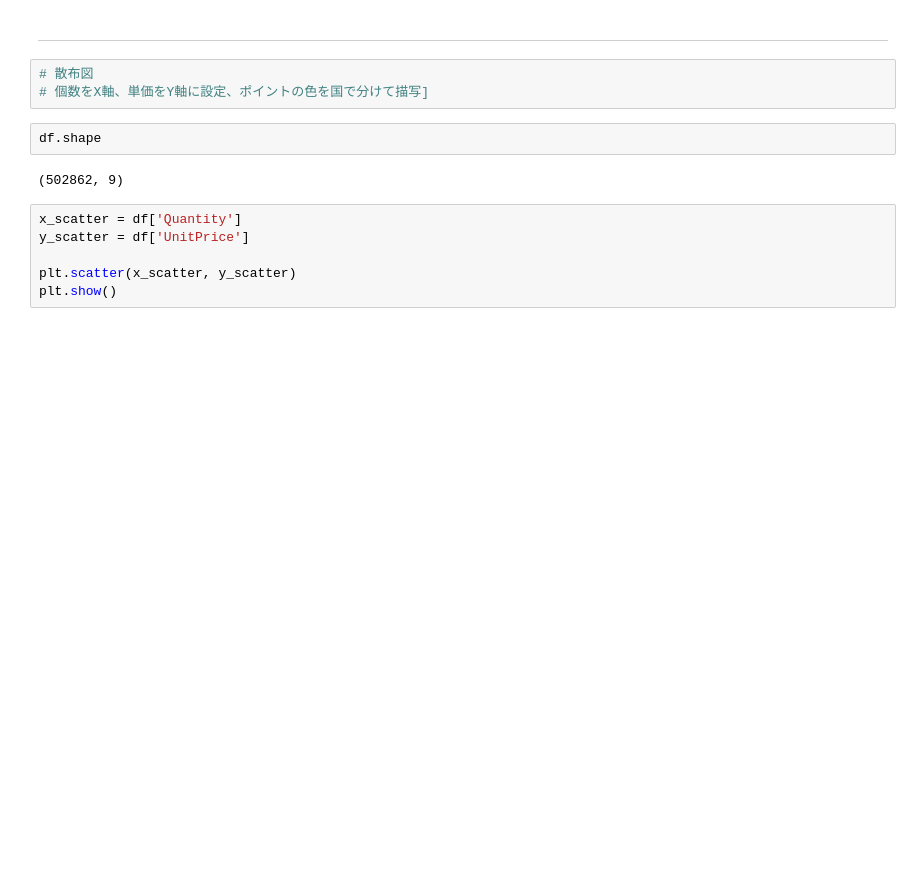
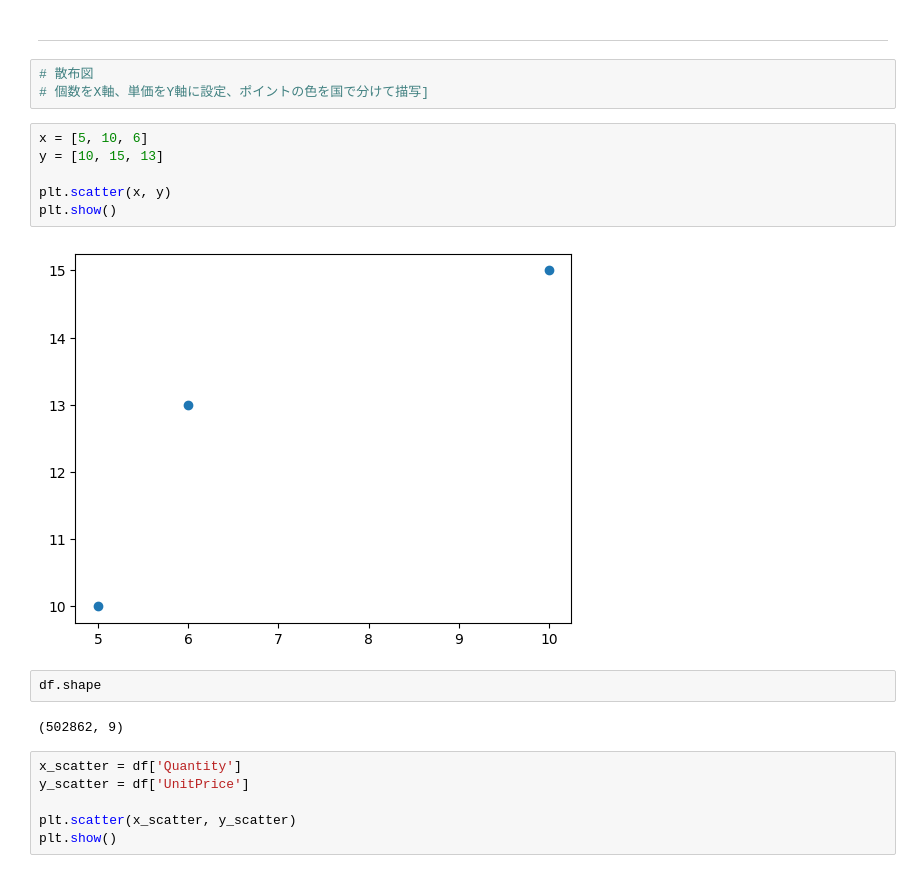
Before and after one commit to Inami-K/datescience_learning, a Jupyter notebook: 購買データ/【データ分析実践】購買データ_のコピー.ipynb, the cells around one changed output. Cells and saved outputs as stored; diff of their text form; blank space fills up the shorter version.

```diff
--- a/購買データ/【データ分析実践】購買データ_のコピー.ipynb
+++ b/購買データ/【データ分析実践】購買データ_のコピー.ipynb
@@ -624,6 +753,14 @@ plt.show()
 # %%
 # 散布図
 # 個数をX軸、単価をY軸に設定、ポイントの色を国で分けて描写]
+# %%
+x = [5, 10, 6]
+y = [10, 15, 13]
+
+plt.scatter(x, y)
+plt.show()
+# %% [output]
+[figure, added]
 # %%
 df.shape
 # %% [output]
```
Also changed, not shown: parts of 15 cells of this notebook.
